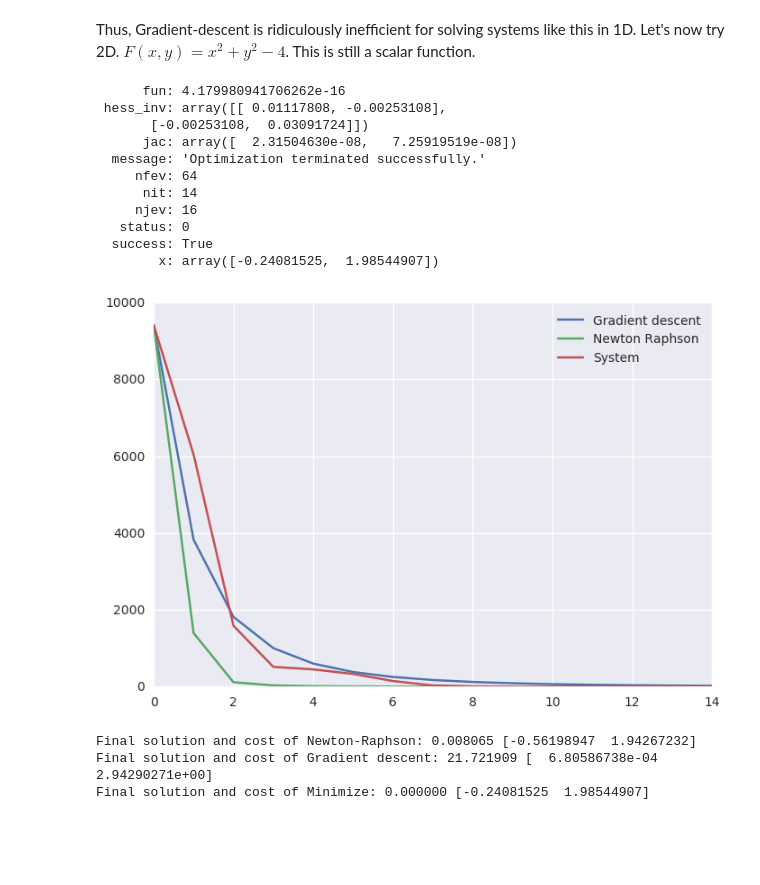
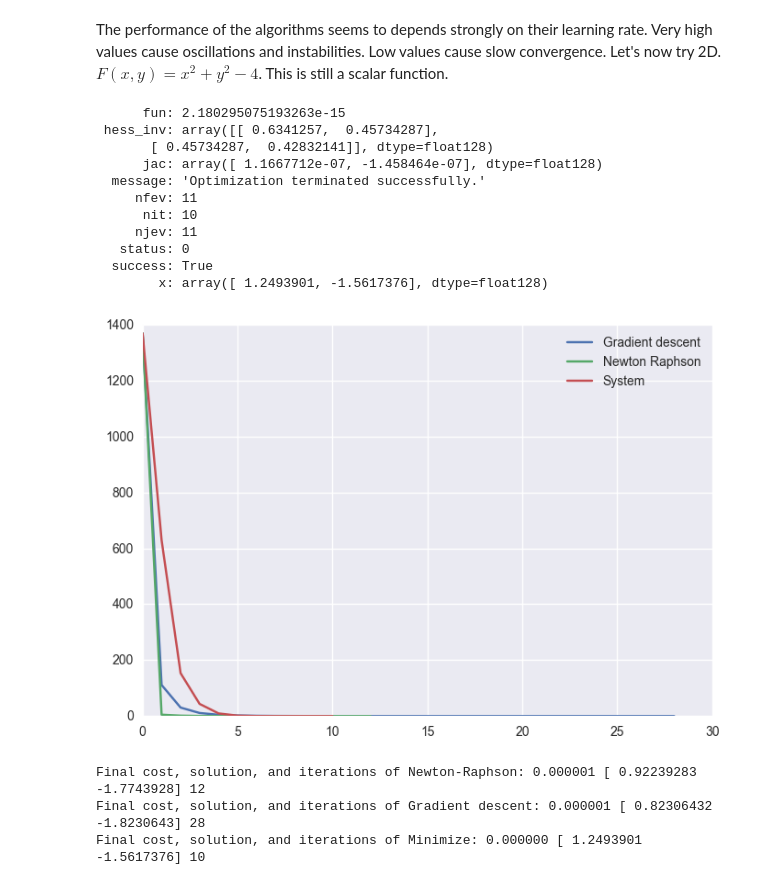
Before and after one commit to artirj/random-python-experiments, a Jupyter notebook: Gradient descent vs Newton Raphson.ipynb, the cells around one changed output. Drawn from its saved outputs; the diff is of its cells as text; code cells hidden in the pictures; blank space fills up the shorter version.

```diff
--- a/Gradient descent vs Newton Raphson.ipynb
+++ b/Gradient descent vs Newton Raphson.ipynb
@@ -26,10 +26,10 @@ def gradient_descent(func,x,alpha):
         x_full.append(x)
     return x,x_full
 
-def newton_raphson(func,x):
+def newton_raphson(func,x,a):
     x_full=[x]
     for i in range(nit):
-        x-=func(x)/gradient(func,x)
+        x-=a*func(x)/gradient(func,x)
         x_full.append(x)
     return x,x_full
 # %%
@@ -49,0 +52,14 @@ Final solution and cost of Newton-Raphson: 0.004883
+# %%
+x,x_full=gradient_descent(func,5,0.02)
+x2,x2_full=newton_raphson(func,5,1.)
+print("Final solution and cost of Gradient descent:: %f" %x)
+print("Final solution and cost of Newton-Raphson: %f"%x2)
+x3,x3_full=gradient_descent(func,5,0.04)
+x4,x4_full=newton_raphson(func,5,1.99)
+its=np.arange(nit+1)
+plt.plot(its,x_full)
+plt.plot(its,x2_full)
+plt.plot(its,x3_full)
+plt.plot(its,x4_full)
+plt.legend(('Gradient descent (alpha=0.02)','Newton Raphson (alpha=1)','Gradient descent (alpha=0.03)','Newton Raphson (alpha=1.99)'))
+plt.show()
@@ -50,5 +70,5 @@ Final solution and cost of Newton-Raphson: 0.004883
 # %% [markdown]
-Thus, Gradient-descent is ridiculously inefficient for solving systems like this in 1D.
+The performance of the algorithms seems to depends strongly on their learning rate. Very high values cause oscillations and instabilities. Low values cause slow convergence.
 Let's now try 2D. $F(x,y)=x^2+y^2-4$. This is still a scalar function.
 # %%
 h=1e-6
@@ -103,42 +136,42 @@ def newton_raphson(func,start,gamma):
 # %%
 import scipy.optimize
-
-a=scipy.optimize.minimize(cost,start,callback=acc)
+x_full_sys=np.array(start)
+a=scipy.optimize.minimize(cost,start,callback=acc,tol=1e-6,jac=1)
 nit_a=a.nit
 x_sys=a.x
 a
 # %% [output]
-      fun: 4.179980941706262e-16
- hess_inv: array([[ 0.01117808, -0.00253108],
-       [-0.00253108,  0.03091724]])
-      jac: array([  2.31504630e-08,   7.25919519e-08])
+      fun: 2.180295075193263e-15
+ hess_inv: array([[ 0.6341257,  0.45734287],
+       [ 0.45734287,  0.42832141]], dtype=float128)
+      jac: array([ 1.1667712e-07, -1.458464e-07], dtype=float128)
   message: 'Optimization terminated successfully.'
-     nfev: 64
-      nit: 14
-     njev: 16
+     nfev: 11
+      nit: 10
+     njev: 11
    status: 0
   success: True
-        x: array([-0.24081525,  1.98544907])
+        x: array([ 1.2493901, -1.5617376], dtype=float128)
 # %%
-x,x_full=gradient_descent(func,start,0.01)
-x2,x2_full=newton_raphson(func,start,0.1)
-its=np.arange(nit+1)
+x,x_full,nit_1=gradient_descent(func,start,0.05,1e-6)
+x2,x2_full,nit_2=newton_raphson(func,start,0.1,1e-6)
+its_1=np.arange(nit_1+1)
+its_2=np.arange(nit_2+1)
+
 its_sys=np.arange(nit_a+1)
-
-plt.plot(its,cost(x_full))
-plt.plot(its,cost(x2_full))
-plt.plot(its_sys,cost(x_full_sys))
+plt.plot(its_1,cost(x_full)[0])
+plt.plot(its_2,cost(x2_full)[0])
+plt.plot(its_sys,cost(x_full_sys)[0])
 plt.legend(('Gradient descent','Newton Raphson','System'))
 plt.show()
-
-print("Final solution and cost of Newton-Raphson: %f" %cost(x2),x2)
-print("Final solution and cost of Gradient descent: %f"%cost(x),x)
-print("Final solution and cost of Minimize: %f"%cost(x_sys),x_sys)
+print("Final cost, solution, and iterations of Newton-Raphson: %f" %cost(x2)[0],x2,nit_2)
+print("Final cost, solution, and iterations of Gradient descent: %f"%cost(x)[0],x,nit_1)
+print("Final cost, solution, and iterations of Minimize: %f"%cost(x_sys)[0],x_sys,nit_a)
 # %% [output]
-[figure, old version]
+[figure, new version]
-Final solution and cost of Newton-Raphson: 0.008065 [-0.56198947  1.94267232]
-Final solution and cost of Gradient descent: 21.721909 [  6.80586738e-04   2.94290271e+00]
-Final solution and cost of Minimize: 0.000000 [-0.24081525  1.98544907]
+Final cost, solution, and iterations of Newton-Raphson: 0.000001 [ 0.92239283 -1.7743928] 12
+Final cost, solution, and iterations of Gradient descent: 0.000001 [ 0.82306432 -1.8230643] 28
+Final cost, solution, and iterations of Minimize: 0.000000 [ 1.2493901 -1.5617376] 10
 # %%
 plt.plot(x_full[:,0],x_full[:,1],marker='o')
 plt.plot(x2_full[:,0],x2_full[:,1],marker='o')
```
Also changed, not shown: parts of 10 cells of this notebook.
